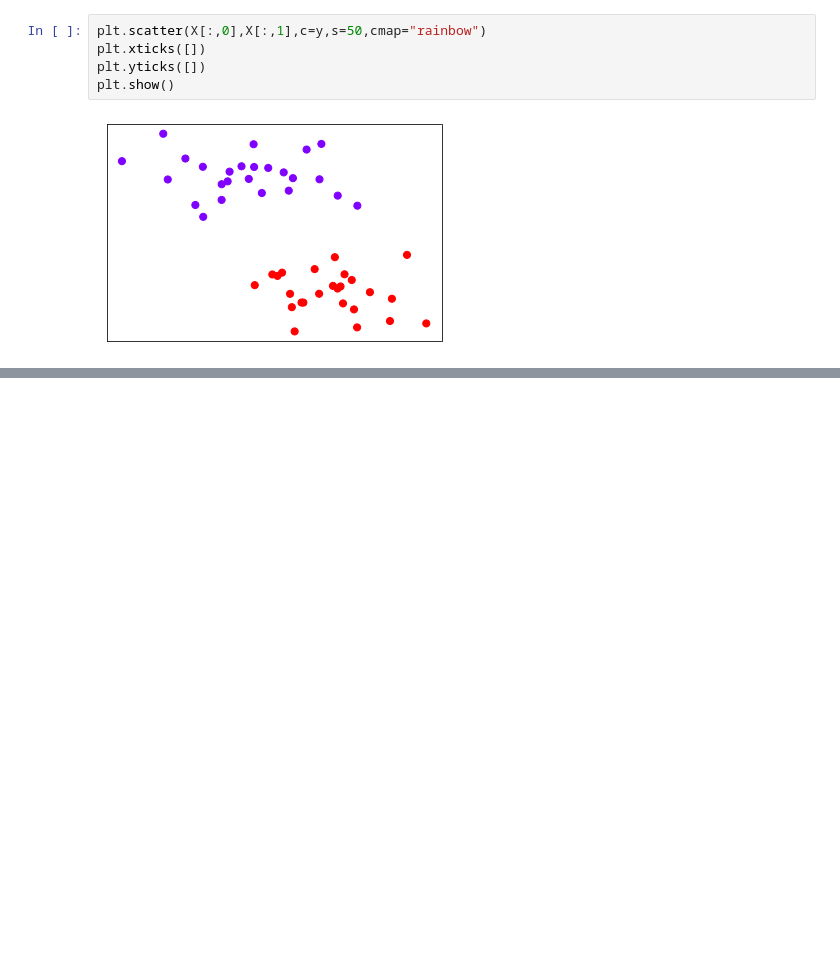
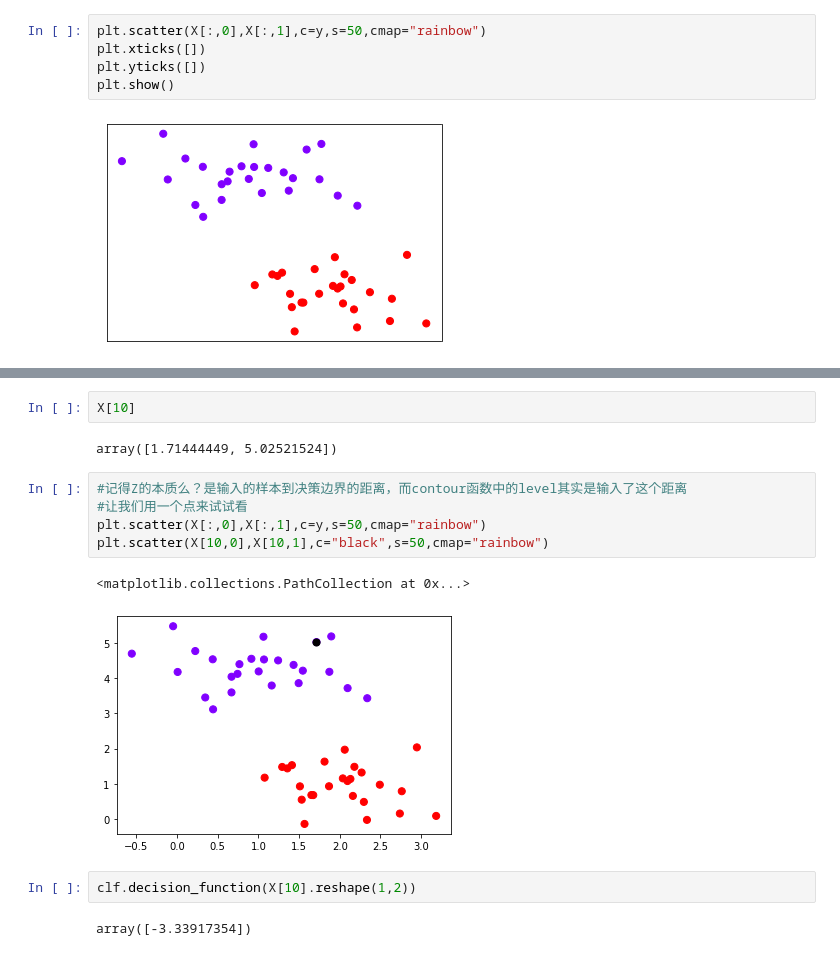
Before and after one commit to monkeyhlj/machine_learning_bymyself, a Jupyter notebook: 支持向量机SVM（上）.ipynb, the cells around one changed output, grey strips where cells are left out. Saved outputs shown, nothing was run; the diff lists cells and outputs as text; blank space fills up the shorter version.

```diff
--- a/支持向量机SVM（上）.ipynb
+++ b/支持向量机SVM（上）.ipynb
@@ -112,0 +253,16 @@ plt.show()
+# %%
+X[10]
+# %% [output]
+array([1.71444449, 5.02521524])
+# %%
+#记得Z的本质么？是输入的样本到决策边界的距离，而contour函数中的level其实是输入了这个距离
+#让我们用一个点来试试看
+plt.scatter(X[:,0],X[:,1],c=y,s=50,cmap="rainbow")
+plt.scatter(X[10,0],X[10,1],c="black",s=50,cmap="rainbow")
+# %% [output]
+<matplotlib.collections.PathCollection at 0x...>
+[figure, added]
+# %%
+clf.decision_function(X[10].reshape(1,2))
+# %% [output]
+array([-3.33917354])
```
Also changed, not shown: parts of 140 cells of this notebook, 11 other files.
